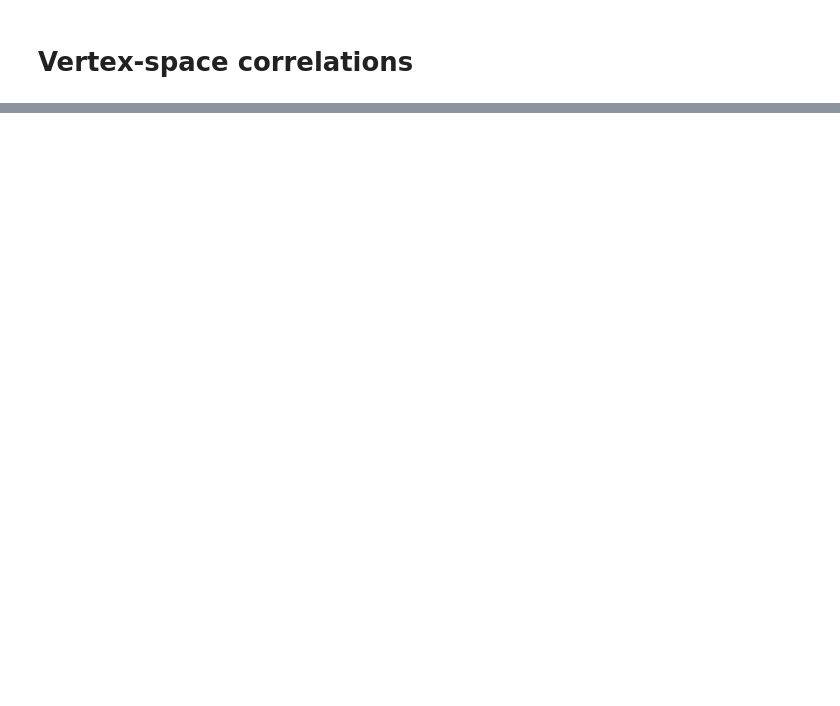
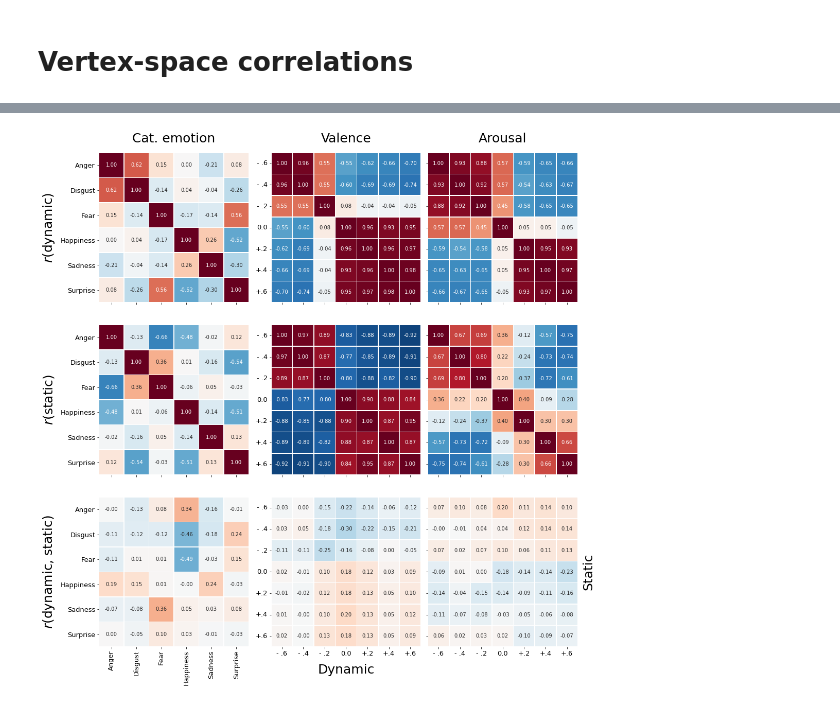
Before and after one commit to lukassnoek/static-vs-dynamic, a Jupyter notebook: notebooks/vertex_space_correlations.ipynb, the cells around one changed output, grey strips where cells are left out. Saved outputs shown, nothing was run; the diff lists cells and outputs as text; code cells hidden in the pictures; blank space fills up the shorter version.

```diff
--- a/notebooks/vertex_space_correlations.ipynb
+++ b/notebooks/vertex_space_correlations.ipynb
@@ -66,3 +10,6 @@ fig.tight_layout(w_pad=-5, h_pad=5)
+# %%
+emotions = ['Anger', 'Disgust', 'Fear', 'Happiness', 'Sadness', 'Surprise']
+circ_vals = ['- .6', '- .4', '- .2', '0.0', '+.2', '+.4', '+.6']
 # %%
 recon = {}
 for aff in ['emotion', 'valence', 'arousal']:
@@ -106,0 +22,47 @@ fig.tight_layout()
+# %%
+fig, axes = plt.subplots(ncols=3, nrows=3, figsize=(15, 15), constrained_layout=True)
+for ii, aff in enumerate(['emotion', 'valence', 'arousal']):
+    stat = recon[aff]['static']['overlay']
+    dyn = recon[aff]['dynamic']['overlay']
+
+    for i in range(3):
+        corr_mat = np.zeros((stat.shape[0], stat.shape[0]))
+        if i == 0:
+            corr_mat = np.corrcoef(dyn.reshape(stat.shape[0], -1))
+        elif i == 1:
+            corr_mat = np.corrcoef(stat.reshape(stat.shape[0], -1))
+        else:
+            for j in range(corr_mat.shape[0]):
+                for k in range(corr_mat.shape[0]):
+                    corr_mat[j, k] = pearsonr(stat[j, :, :].ravel(), dyn[k, :, :].ravel())[0]
+
+        ax = sns.heatmap(corr_mat, cmap='RdBu_r', vmax=1, vmin=-1, center=0, cbar=False,
+                         square=True, linewidths=.5, annot=True, fmt='.2f', ax=axes[i, ii])
+
+        if ii == 0:
+            axes[i, ii].set_yticklabels(emotions, fontsize=13, rotation=0)
+            if i != 2:
+                axes[i, ii].set_xticklabels([])
+            else:
+                axes[i, ii].set_xticklabels(emotions, fontsize=13, rotation=90)
+        else:
+            if ii == 1:
+                axes[i, ii].set_yticklabels(circ_vals, fontsize=13, va='center', rotation=0)
+            else:
+                axes[i, ii].set_yticklabels([])
+            if i != 2:
+                axes[i, ii].set_xticklabels([])
+            else:
+                axes[i, ii].set_xticklabels(circ_vals, fontsize=13)
+
+for ii, name in enumerate(['Cat. emotion', 'Valence', 'Arousal']):
+    axes[0, ii].set_title(name, fontsize=25, pad=20)
+
+for i, name in enumerate(['$r$(dynamic)', '$r$(static)', '$r$(dynamic, static)']):
+    axes[i, 0].text(-2, 3, name, fontsize=25, rotation=90, va='center', ha='center')
+
+axes[2, 2].text(7.5, 3.5, "Static", fontsize=25, rotation=90, va='center', ha='center')
+axes[2, 1].text(3.5, 8.25, "Dynamic", fontsize=25, ha='center')
+fig.savefig('../figures/figure_9.png', dpi=200)
+# %% [output]
+[figure, added]
```
Also changed, not shown: parts of 6 cells of this notebook, 5 other files.
